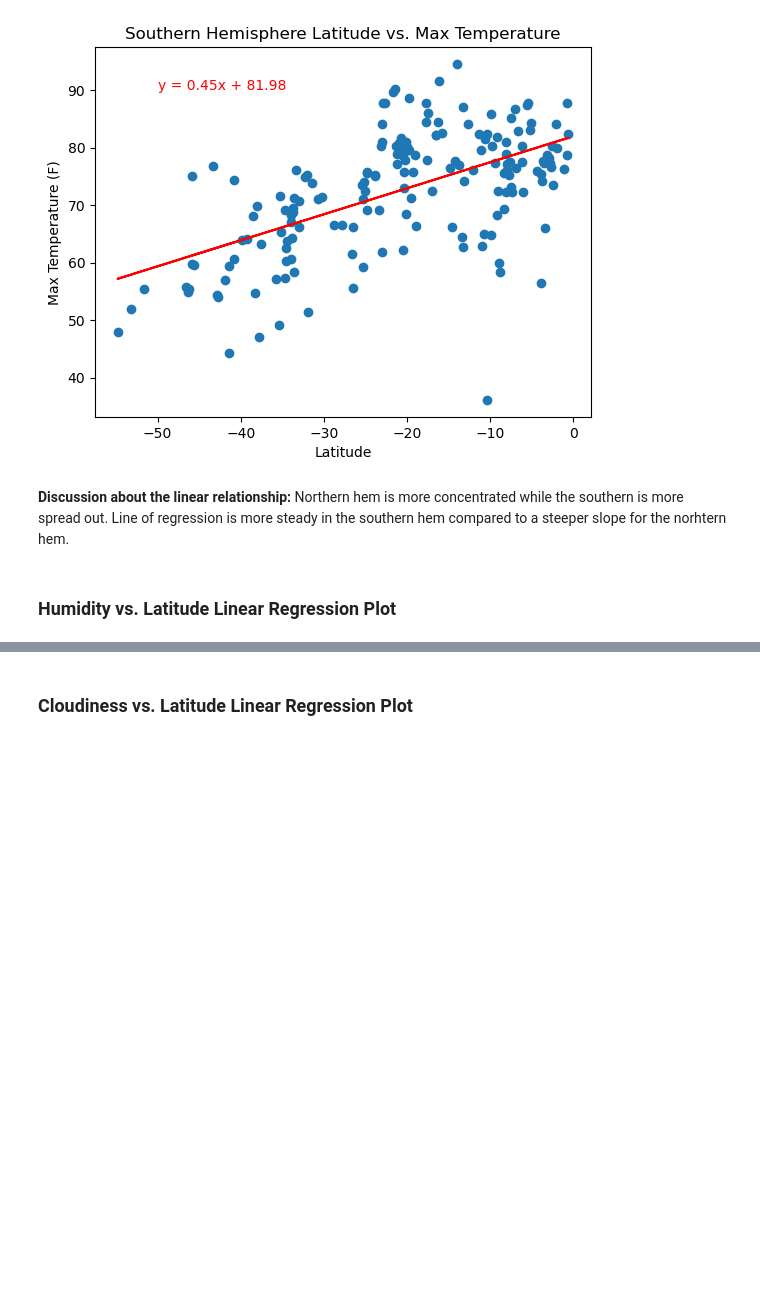
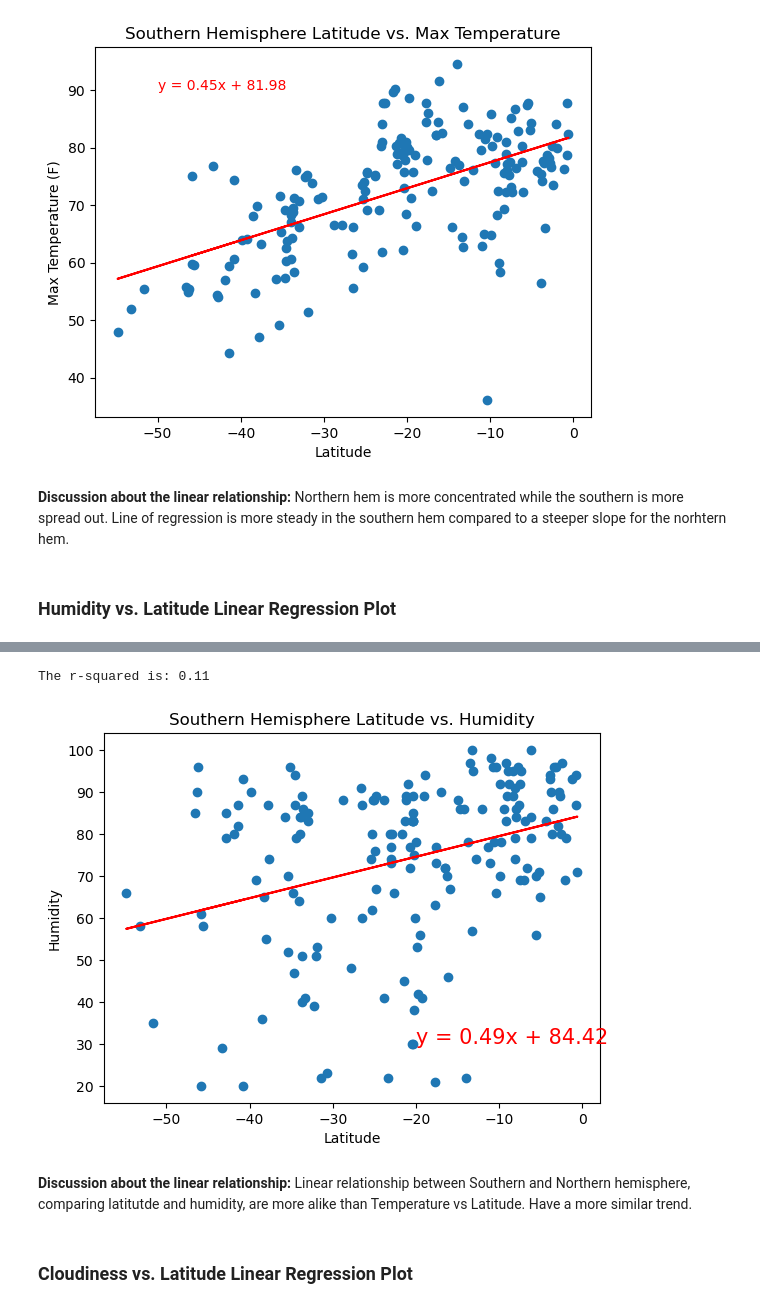
Before and after one commit to andrei-tabachk/python-api-challenge, a Jupyter notebook: WeatherPy/WeatherPy.ipynb, the cells around one changed output, grey strips where cells are left out. Drawn from its saved outputs; the diff is of its cells as text; code cells hidden in the pictures; blank space fills up the shorter version.

```diff
--- a/WeatherPy/WeatherPy.ipynb
+++ b/WeatherPy/WeatherPy.ipynb
@@ -404,2 +418,32 @@ The r-value is: 0.0002808747046324607
+# %%
+# Define x and y values for the linear regression
+x_values = southern_hemi_df["Lat"]
+y_values = southern_hemi_df["Humidity"]
+
+# Perform linear regression
+(slope, intercept, rvalue, pvalue, stderr) = linregress(x_values, y_values)
+line_eq = "y = " + str(round(slope,2)) + "x + " + str(round(intercept,2))
+# Calculate the regression line "y values" from the slope and intercept
+regress_values = x_values * slope + intercept
+
+# Create scatter plot
+plt.scatter(x_values, y_values)
+
+# Plot the regression line
+plt.plot(x_values, regress_values, "r")
+plt.annotate(line_eq,(-20,30),fontsize=15,color="red")
+
+# Add labels and title to the plot
+plt.xlabel("Latitude")
+plt.ylabel("Humidity")
+plt.title("Southern Hemisphere Latitude vs. Humidity")
+# Print the r-squared value
+print(f"The r-squared is: {rvalue**2:.2f}")
+plt.show()
+# %% [output]
+The r-squared is: 0.11
+[figure, added]
+# %% [markdown]
+**Discussion about the linear relationship:** Linear relationship between Southern and Northern hemisphere, comparing latitutde and humidity, are more alike than Temperature vs Latitude. Have a more similar trend.
 # %% [markdown]
 ### Cloudiness vs. Latitude Linear Regression Plot
```
Also changed, not shown: parts of 12 cells of this notebook.
